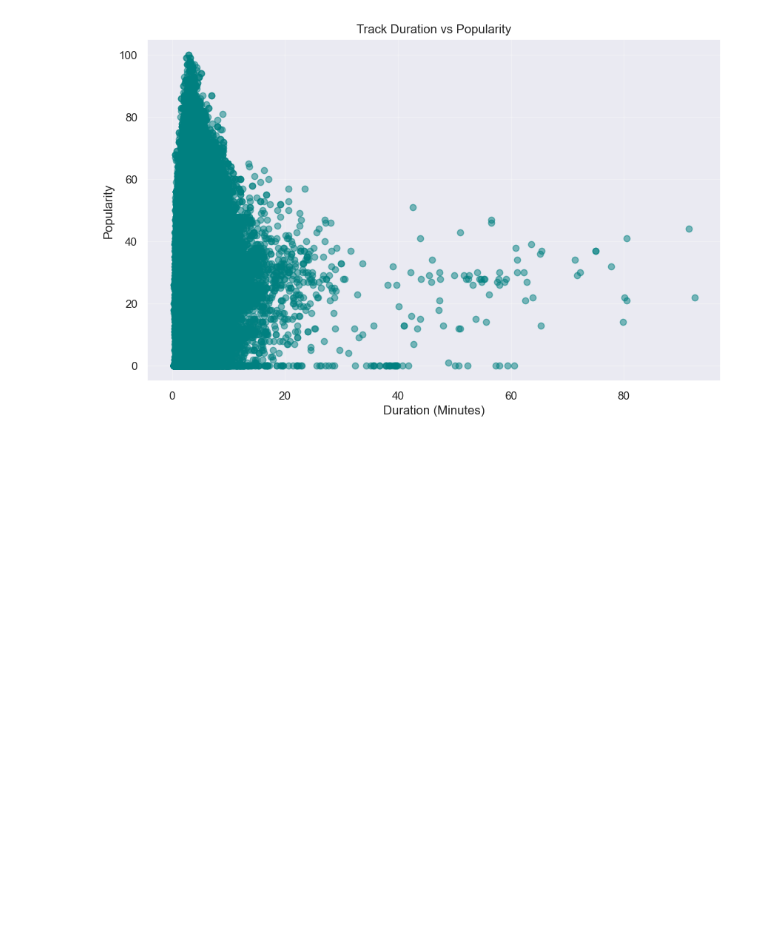
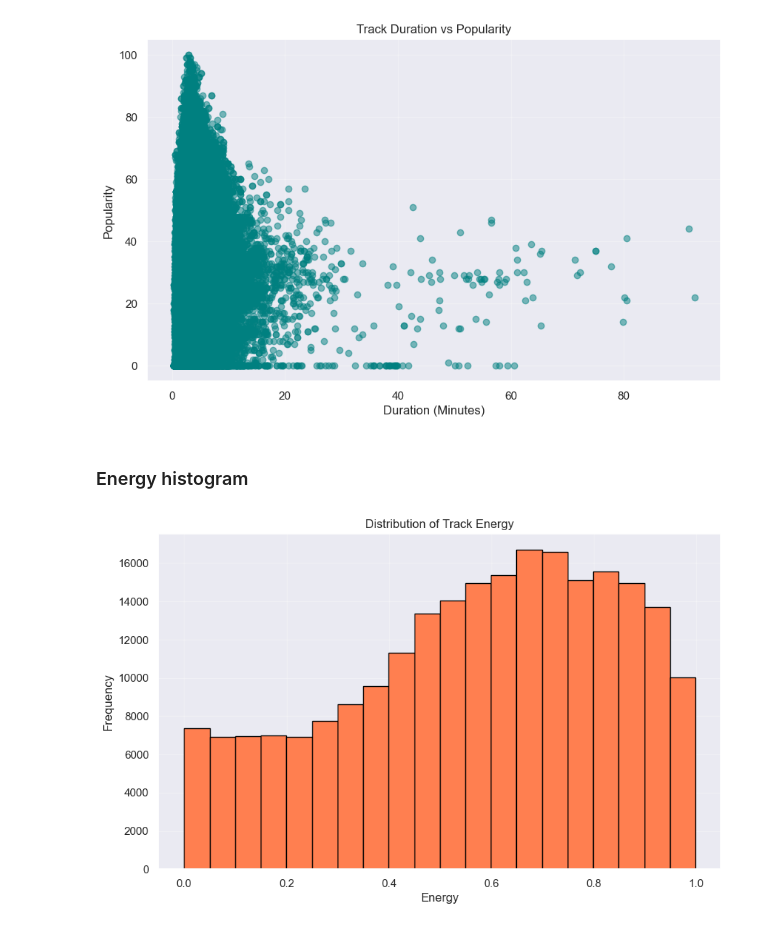
Before and after one commit to aghabidareh/SpotifyAnalyzer, a Jupyter notebook: main.ipynb, the cells around one changed output. Drawn from its saved outputs; the diff is of its cells as text; code cells hidden in the pictures; blank space fills up the shorter version.

Commit message:
plot-and-graphs-energy-histogram

```diff
--- a/main.ipynb
+++ b/main.ipynb
@@ -134,3 +134,15 @@ plt.grid(True, alpha=0.3)
 plt.show()
 # %% [output]
 [figure]
+# %% [markdown]
+### Energy histogram
+# %%
+plt.figure(figsize=(10, 6))
+plt.hist(data['energy'], bins=20, color='coral', edgecolor='black')
+plt.title('Distribution of Track Energy')
+plt.xlabel('Energy')
+plt.ylabel('Frequency')
+plt.grid(True, alpha=0.3)
+plt.show()
+# %% [output]
+[figure, added]
```
